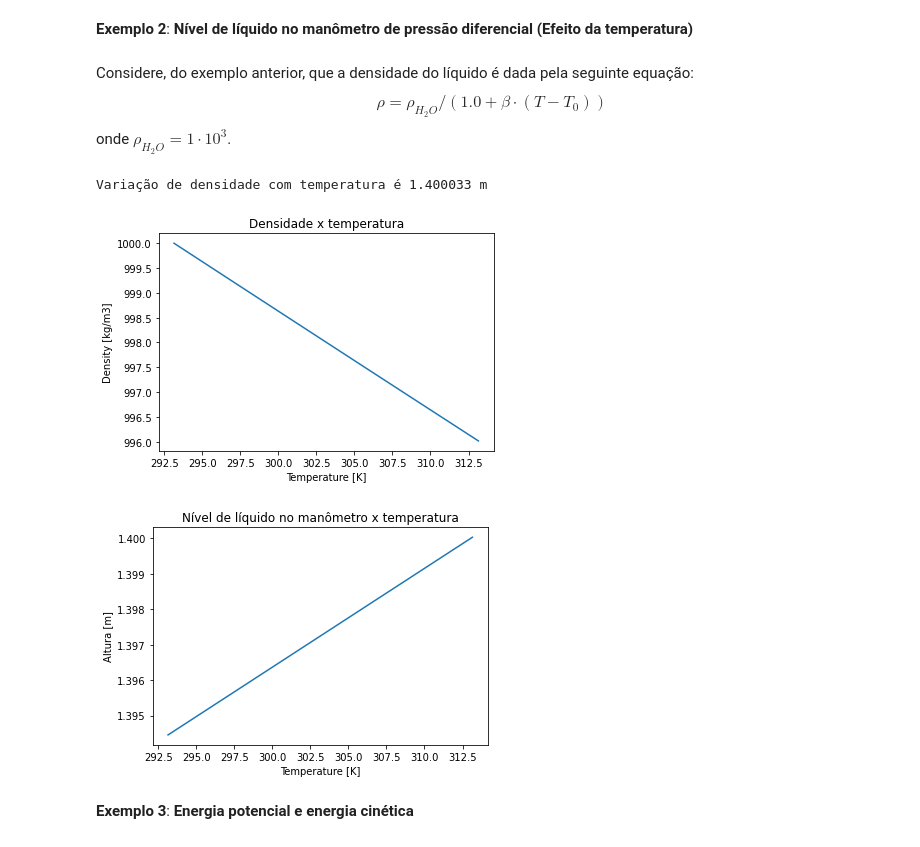
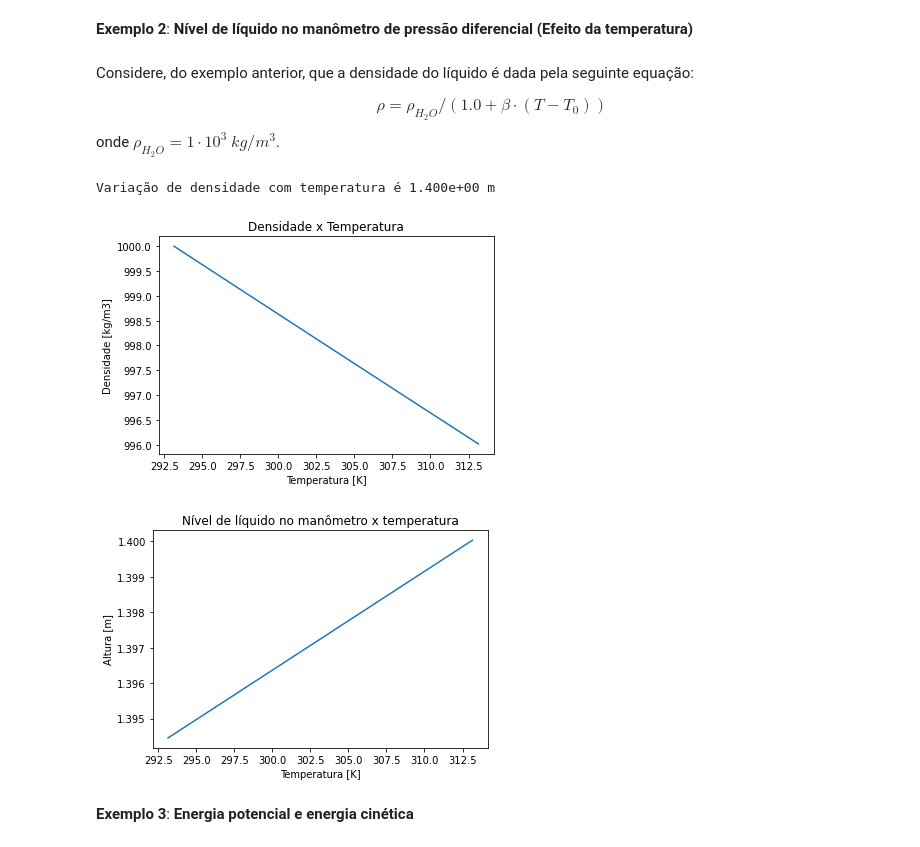
Before and after one commit to NEOEQ/Termodinamica, a Jupyter notebook: Introdução e Conceitos Básicos.ipynb, the cells around one changed output. Saved outputs shown, nothing was run; the diff lists cells and outputs as text; code cells hidden in the pictures.

```diff
--- a/Introdução e Conceitos Básicos.ipynb
+++ b/Introdução e Conceitos Básicos.ipynb
@@ -35,50 +52,51 @@ Nível de líquido no manômetro é 0.472697 m
 **Exemplo 2**: **Nível de líquido no manômetro de pressão diferencial (Efeito da temperatura)**
 # %% [markdown]
 Considere, do exemplo anterior, que a densidade do líquido é dada pela seguinte equação:
+
 $$\rho=\rho_{H_2O} / (1.0+\beta\cdot(T-T_{0}))$$
-onde $\rho_{H_2O}=1\cdot10^3$.
+onde $\rho_{H_2O}=1\cdot10^3$ $kg/m^{3}$.
 # %%
-import numpy as np
-import matplotlib.pyplot as plt
+import numpy as np # importando o pacote numpy
+import matplotlib.pyplot as plt # importando o pacote matplotlib
 
 # Variáveis
 p1 = 1.15*10**5; 			  #pressão medida[N/m**2]
 p2 = 1.01325*10**5; 		#pressão atmosférica[N/m**2]
 rho_h2o = 1*10**3; 			#massa específica do fluido
 g = 9.8067              #aceleração da gravidade
 beta = 0.0002
 To = 293.15
 r=np.zeros(10)
 hz = np.zeros(10)
 # Cálculos
 # Para encontrar a altura manométrica do fluido
 dp = p1-p2; 	     	    	#diferença de pressão
 Tin = np.linspace(293.15,313.15,10)
 i = 0
 for T in Tin: # loop da temperatura
   rho = rho_h2o / (1.0 + beta*(T-To)) # densidade em função da temperatura
   r[i]=rho # armazenando os valores da densidade
   h = dp/(rho*g); 		    	#nível de líquido no manômetro
   hz[i]=h # armazenando os valores do nível
   i=i+1 # atualizando o índice do loop
 
 # Resultados
 fig, ax = plt.subplots()
 fig, ax1 = plt.subplots()
-print ('Variação de densidade com temperatura é %f m'%h)
+print ('Variação de densidade com temperatura é %5.3e m'%h)
 ax.plot(Tin,r)
-ax.set_xlabel('Temperature [K]')
-ax.set_ylabel('Density [kg/m3]')
-ax.set_title('Densidade x temperatura')
+ax.set_xlabel('Temperatura [K]')
+ax.set_ylabel('Densidade [kg/m3]')
+ax.set_title('Densidade x Temperatura')
 
 ax1.plot(Tin,hz)
-ax1.set_xlabel('Temperature [K]')
+ax1.set_xlabel('Temperatura [K]')
 ax1.set_ylabel('Altura [m]')
 ax1.set_title('Nível de líquido no manômetro x temperatura')
 plt.show()
 # %% [output]
-Variação de densidade com temperatura é 1.400033 m
+Variação de densidade com temperatura é 1.400e+00 m
-[figure, old version]
+[figure, new version]
 [figure]
 # %% [markdown]
 **Exemplo 3**: **Energia potencial e energia cinética**
```
Also changed, not shown: parts of 6 cells of this notebook.
